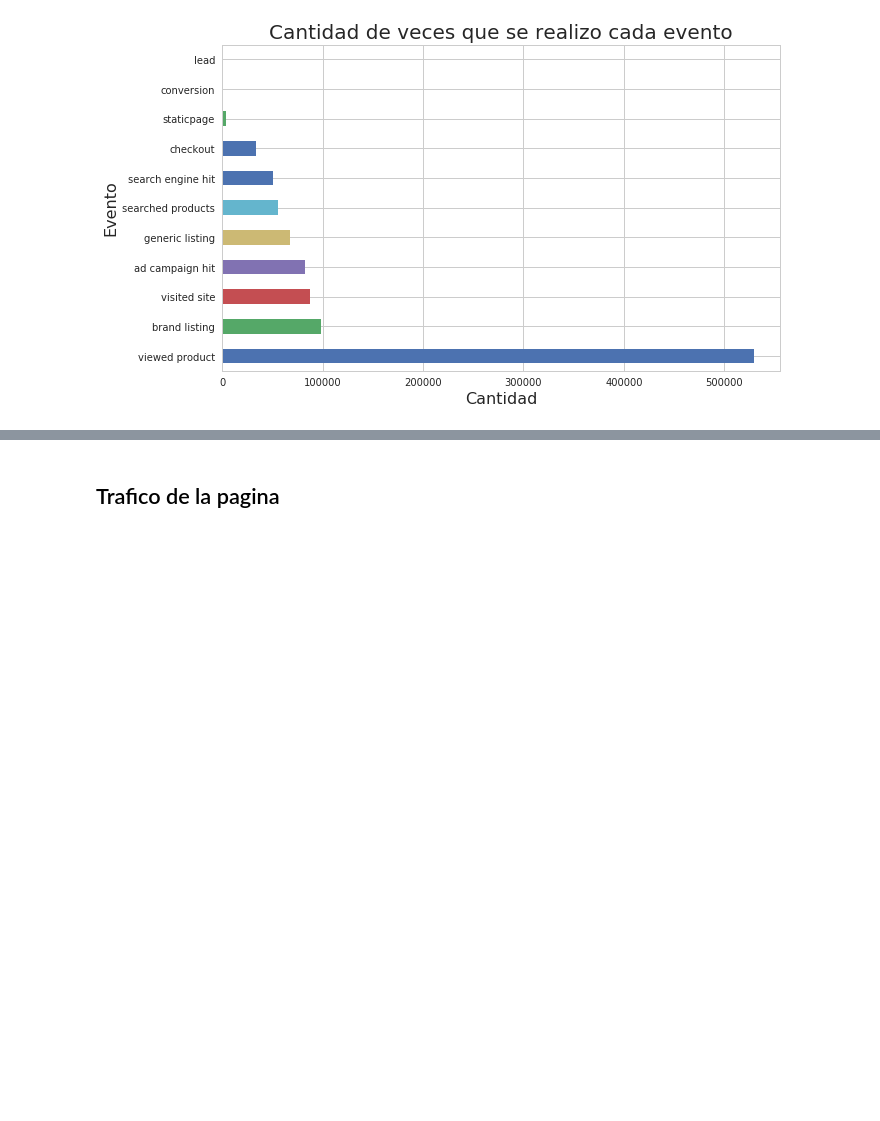
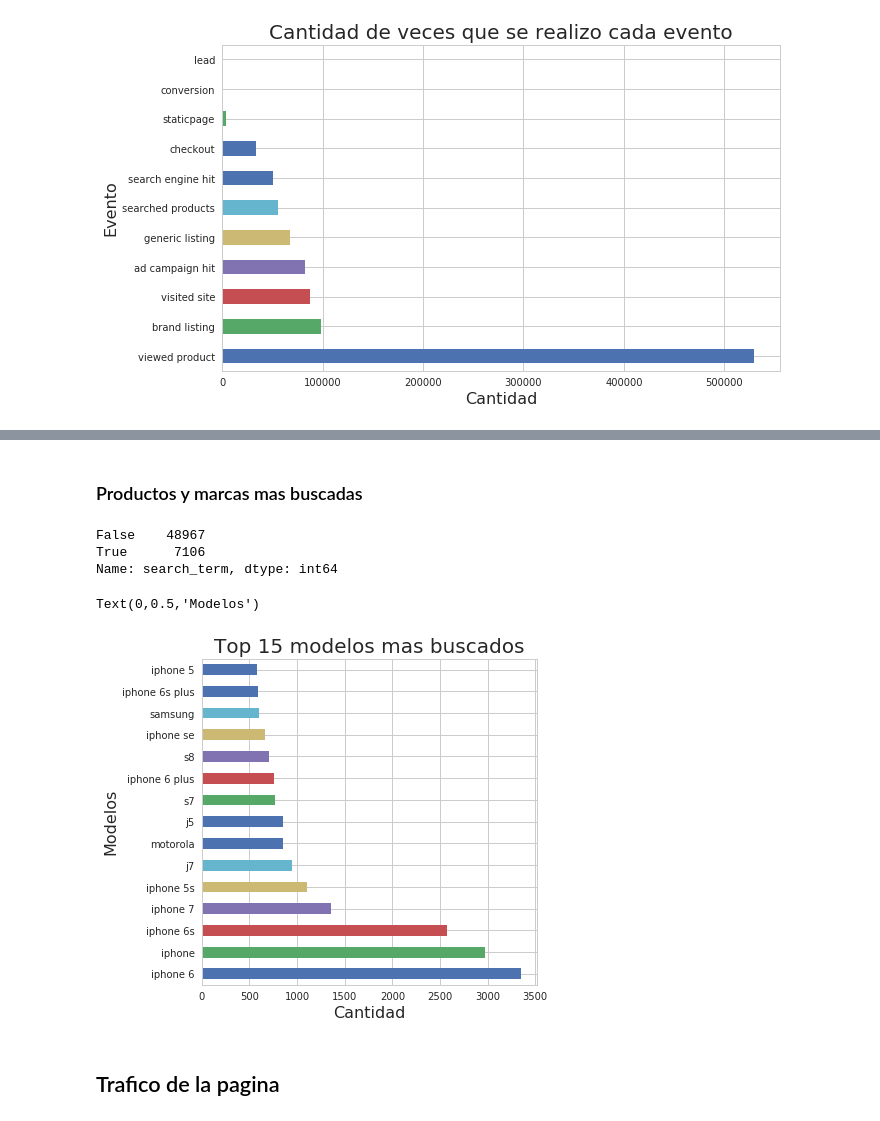
Before and after one commit to jowisaidman/tp1_analisis_exploratorio, a Jupyter notebook: AnalisisExploratorio.ipynb, the cells around one changed output, grey strips where cells are left out. Saved outputs shown, nothing was run; the diff lists cells and outputs as text; code cells hidden in the pictures; blank space fills up the shorter version.

Commit message:
agrego top 15 modelos mas buscados y analisis basico sobre campañas de publicidad

```diff
--- a/AnalisisExploratorio.ipynb
+++ b/AnalisisExploratorio.ipynb
@@ -93,3 +149,25 @@ Text(0.5,0,'Cantidad')
+# %% [markdown]
+### Productos y marcas mas buscadas
+# %%
+#que es lo que la gente busca, se podria hacer un top 15 de marcas y modelos
+searched_products = events[events['event'] == 'searched products']
+searched_products = searched_products[['person','search_term']]
+# %%
+searched_products['search_term'].isnull().value_counts() #que vamos a hacer con estas busquedas que son null?
+# %% [output]
+False    48967
+True      7106
+Name: search_term, dtype: int64
+# %%
+productos = searched_products['search_term'].dropna().map(lambda x: x.lower()).value_counts().head(15)
+g = plt.subplots(figsize = (6,6))
+g = productos.plot(kind = 'barh')
+g.set_title('Top 15 modelos mas buscados',fontsize = 20)
+g.set_xlabel('Cantidad',fontsize = 16)
+g.set_ylabel('Modelos',fontsize = 16)
+# %% [output]
+Text(0,0.5,'Modelos')
+[figure, added]
 # %% [markdown]
 ## Trafico de la pagina
 # %%
```
Also changed, not shown: parts of 6 cells of this notebook.
